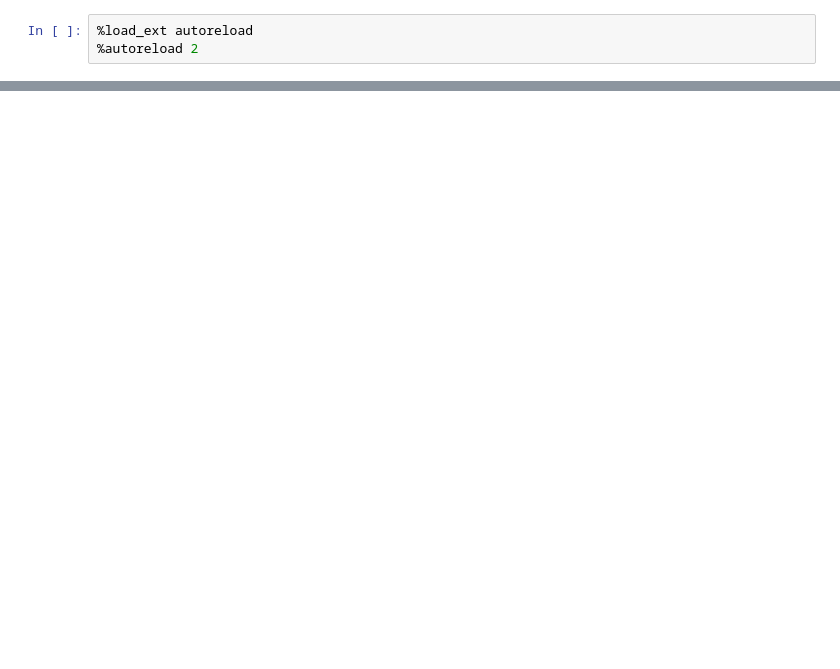
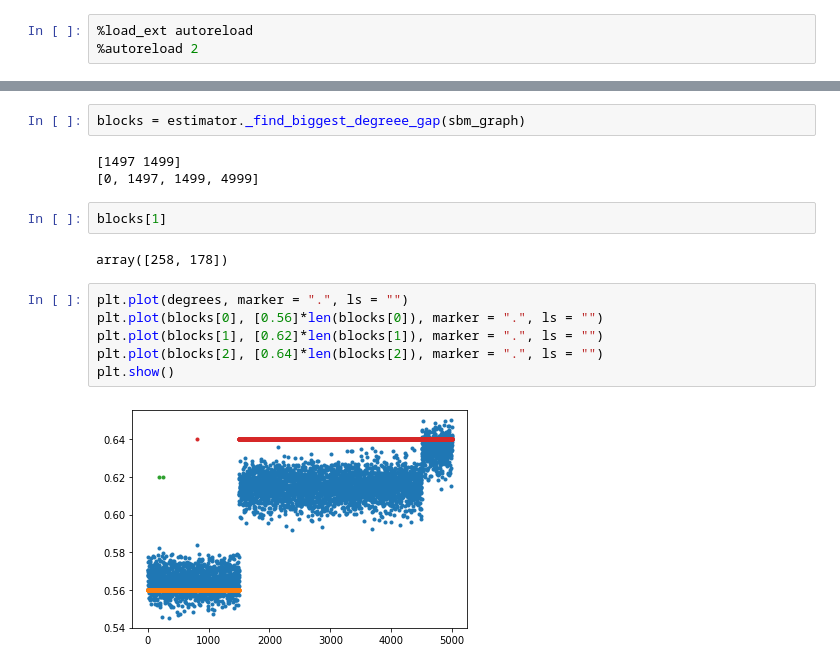
Before and after one commit to SDS-EPFL/pygraphon, a Jupyter notebook: dev/2022_10_18_test_usvt.ipynb, the cells around one changed output, grey strips where cells are left out. Saved outputs shown, nothing was run; the diff lists cells and outputs as text; blank space fills up the shorter version.

```diff
--- a/dev/2022_10_18_test_usvt.ipynb
+++ b/dev/2022_10_18_test_usvt.ipynb
@@ -46,0 +76,17 @@ plt.colorbar()
+# %%
+blocks = estimator._find_biggest_degreee_gap(sbm_graph)
+# %% [output]
+[1497 1499]
+[0, 1497, 1499, 4999]
+# %%
+blocks[1]
+# %% [output]
+array([258, 178])
+# %%
+plt.plot(degrees, marker = ".", ls = "")
+plt.plot(blocks[0], [0.56]*len(blocks[0]), marker = ".", ls = "")
+plt.plot(blocks[1], [0.62]*len(blocks[1]), marker = ".", ls = "")
+plt.plot(blocks[2], [0.64]*len(blocks[2]), marker = ".", ls = "")
+plt.show()
+# %% [output]
+[figure, added]
```
Also changed, not shown: parts of 21 cells of this notebook, 4 other files.
